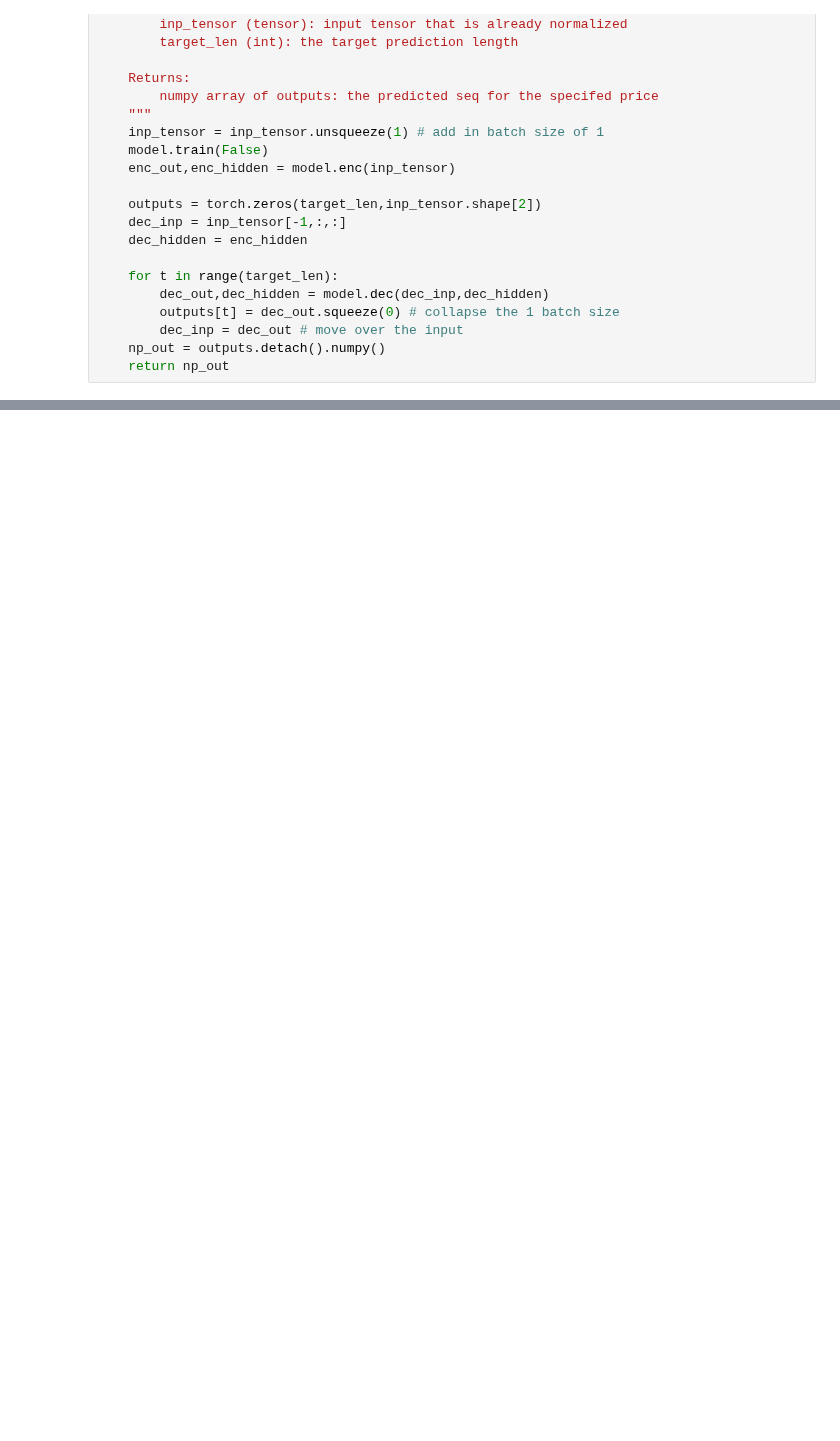
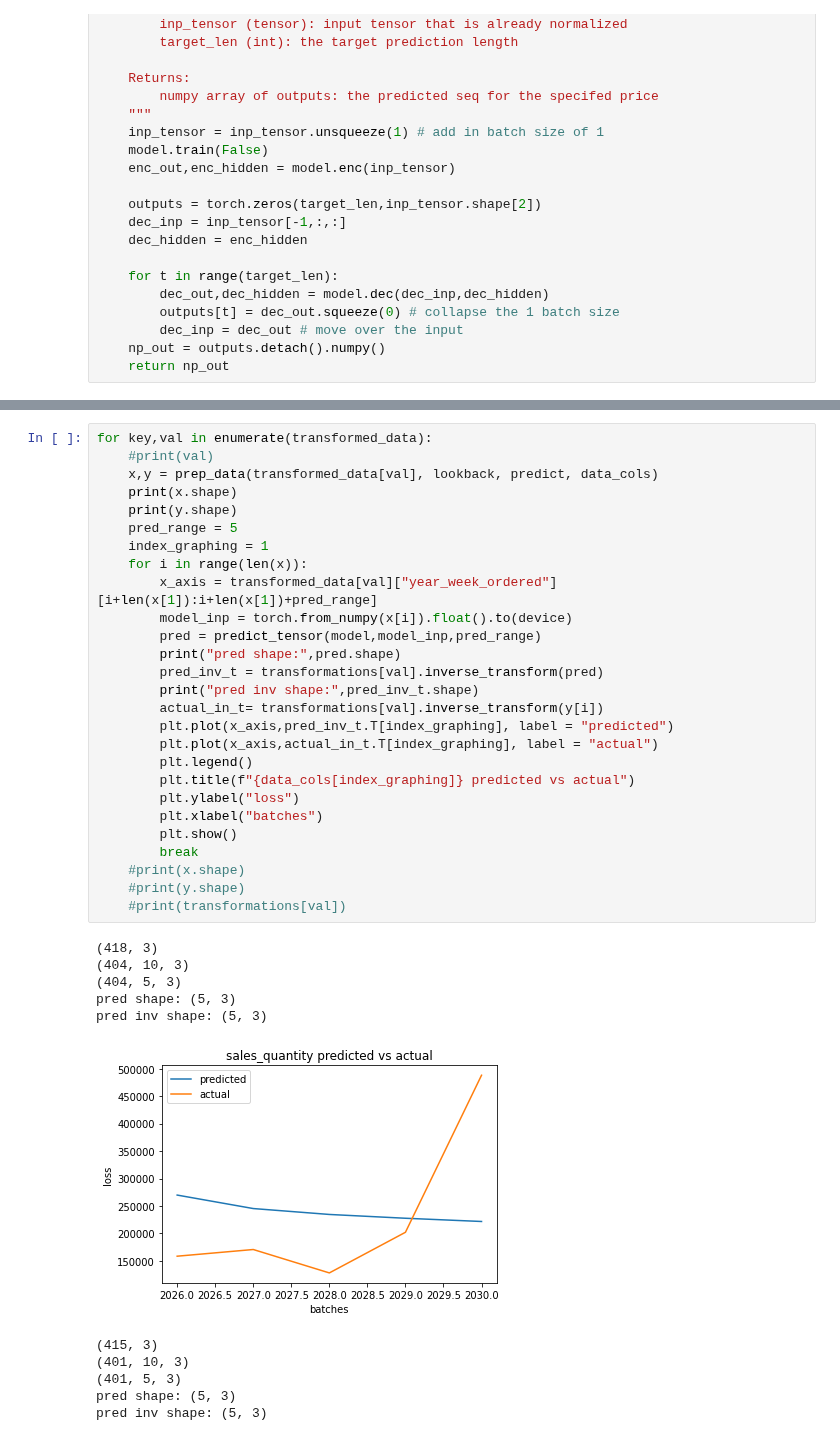
Before and after one commit to Abuynits/TE_Connect, a Jupyter notebook: sales_forcasting.ipynb, the cells around one changed output, grey strips where cells are left out. Cells and saved outputs as stored; diff of their text form; blank space fills up the shorter version.

```diff
--- a/sales_forcasting.ipynb
+++ b/sales_forcasting.ipynb
@@ -765,0 +778,39 @@ def predict_tensor(model: seq2seq_lstm,inp_tensor, target_len:int):
+# %%
+for key,val in enumerate(transformed_data):
+    #print(val)
+    x,y = prep_data(transformed_data[val], lookback, predict, data_cols)
+    print(x.shape)
+    print(y.shape)
+    pred_range = 5
+    index_graphing = 1
+    for i in range(len(x)):
+        x_axis = transformed_data[val]["year_week_ordered"][i+len(x[1]):i+len(x[1])+pred_range]
+        model_inp = torch.from_numpy(x[i]).float().to(device)
+        pred = predict_tensor(model,model_inp,pred_range)
+        print("pred shape:",pred.shape)
+        pred_inv_t = transformations[val].inverse_transform(pred)
+        print("pred inv shape:",pred_inv_t.shape)
+        actual_in_t= transformations[val].inverse_transform(y[i])
+        plt.plot(x_axis,pred_inv_t.T[index_graphing], label = "predicted")
+        plt.plot(x_axis,actual_in_t.T[index_graphing], label = "actual")
+        plt.legend()
+        plt.title(f"{data_cols[index_graphing]} predicted vs actual")
+        plt.ylabel("loss")
+        plt.xlabel("batches")
+        plt.show()
+        break
+    #print(x.shape)
+    #print(y.shape)
+    #print(transformations[val])
+# %% [output]
+(418, 3)
+(404, 10, 3)
+(404, 5, 3)
+pred shape: (5, 3)
+pred inv shape: (5, 3)
+[figure, added]
+(415, 3)
+(401, 10, 3)
+(401, 5, 3)
+pred shape: (5, 3)
+pred inv shape: (5, 3)
```
Also changed, not shown: parts of 11 cells of this notebook.
